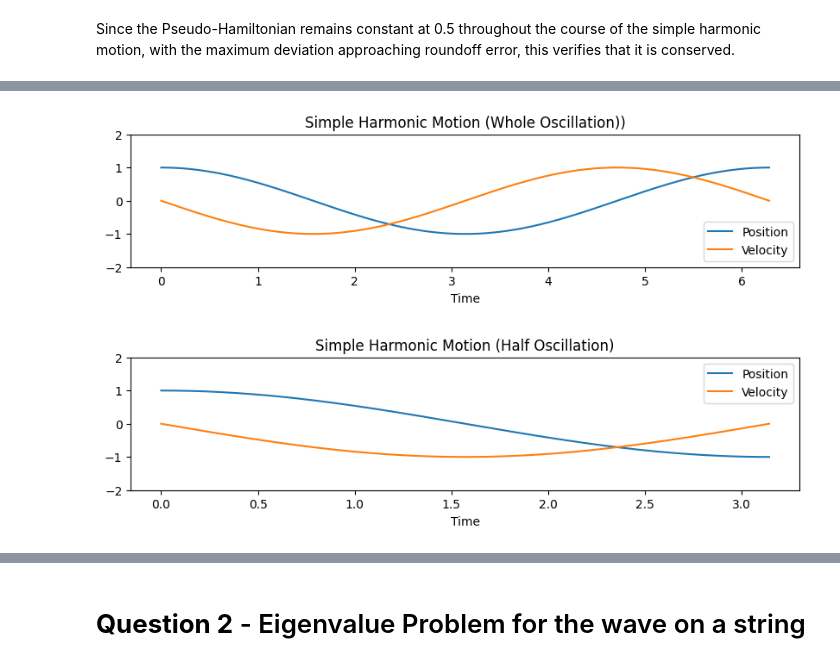
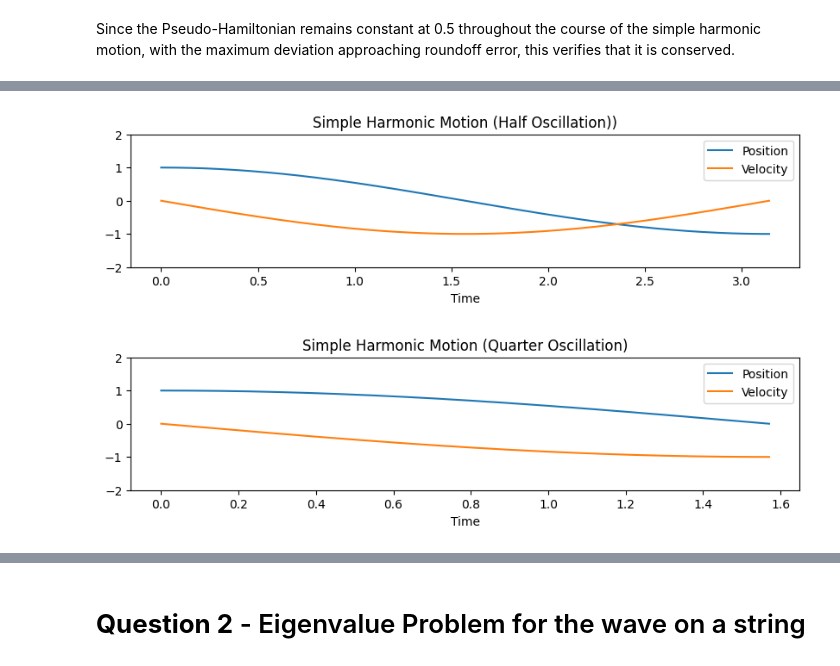
Before and after one commit to LFW25/PHYS512-Computational_Physics, a Jupyter notebook: Assignments/A6.ipynb, the cells around one changed output, grey strips where cells are left out. Cells and saved outputs as stored; diff of their text form; code cells hidden in the pictures.

```diff
--- a/Assignments/A6.ipynb
+++ b/Assignments/A6.ipynb
@@ -176,16 +190,21 @@ $$ Error = (\frac{h^6x^2}{16} - \frac{h^5vx}{4} + \frac{h^4v^2}{4} - \frac{h^4x^
 import numpy as np
 import matplotlib.pyplot as plt
 
-def Leapfrog_C(x, v, steps, whole = True, plot_m = True, plot_e = False):
+def Leapfrog_C(x, v, steps, half = True, plot_m = True, plot_e = False):
+    # Performs leapfrog integration for a simple harmonic oscillator
+    # with initial position x and initial velocity v
+    # for a total of steps steps with timestep h
+    # Returns the positions and velocities at each step
+
+    # the boolean half determines whether the integration is for a quarter or half oscillation
+
     # Setting mass and oscillation frequency as 1 (so ignore them)
-
     positions = np.array([x])
     velocities = np.array([v])
 
-    if whole:
-        # 1 Whole Oscillation
-        h = 2 * np.pi / steps
-        e_i = PseudoHamil(x, v, h) # Initial Energy
+    if half:
+        # 1 Half Oscillation
+        h = np.pi / steps
 
         for _ in range(steps):
             v -= 0.5 * h * x   # v half step
@@ -202,27 +221,16 @@ def Leapfrog_C(x, v, steps, whole = True, plot_m = True, plot_e = False):
             plt.figure(figsize=(10, 2))
             plt.plot(time, positions, label='Position')
             plt.plot(time, velocities, label='Velocity')
-            plt.title("Simple Harmonic Motion (Whole Oscillation))")
+            plt.title("Simple Harmonic Motion (Half Oscillation))")
             plt.xlabel('Time')
             plt.ylim(-2, 2)
             plt.legend()
             plt.show()
 
-        if plot_e:
-            # Calculate Energy Error
-            energy_error = [Energy_Error(e_i, PseudoHamil(x, v, h)) for x, v in zip(positions, velocities)]
+    else:
+        # Quarter Oscillation
+        h = np.pi / (2 *steps)
 
-            # Plot the Energy Error
-            plt.figure(figsize=(10, 2))
-            plt.plot(time, energy_error)
-            plt.title("Total Energy Error")
-            plt.xlabel('Time')
-            plt.show()
-
-    else:
-        # Half an Oscillation
-        h = np.pi / steps
-        e_i = PseudoHamil(x, v, h) # Initial Energy
         for _ in range(steps):
             v -= 0.5 * h * x   # v half step
             x += h * v    # x step
@@ -231,58 +239,43 @@ def Leapfrog_C(x, v, steps, whole = True, plot_m = True, plot_e = False):
             positions = np.append(positions, x)
             velocities = np.append(velocities, v)
 
         if plot_m:
             # Plot the SHO Motion
             time = np.arange(0, h*num_steps + h, h)
 
             plt.figure(figsize=(10, 2))
             plt.plot(time, positions, label='Position')
             plt.plot(time, velocities, label='Velocity')
-            plt.title("Simple Harmonic Motion (Half Oscillation)")
+            plt.title("Simple Harmonic Motion (Quarter Oscillation)")
             plt.xlabel('Time')
             plt.ylim(-2, 2)
             plt.legend()
-
-
-
-        if plot_e:
-            # Calculate Energy Error
-            energy_error = [Energy_Error(e_i, PseudoHamil(x, v, h)) for x, v in zip(positions, velocities)]
-
-            # Plot the Energy Error
-            plt.figure(figsize=(10, 2))
-            plt.plot(time, energy_error)
-            plt.title("Total Energy Error")
-            plt.xlabel('Time')
-            plt.show()
-
-    overall_energy_error = Energy_Error(e_i, PseudoHamil(positions[-1], velocities[-1], h))
+    e_i = Energy(positions[0], velocities[0])
+    e_f = Energy(positions[-1], velocities[-1])
+    overall_energy_error = abs(e_i - e_f)
     return positions, velocities, overall_energy_error
 
 def Energy(x, v):
     # At any given point, the energy is the spring potential + kinetic energy
-    E_s = 1 * 0.5 * x**2 # k = 1
-    E_k = -1 * 0.5 * v**2 # m = 1
-    return E_s + E_k
+    E_s = x**2 # k = 1
+    E_k = v**2 # m = 1
+    return abs(E_s) + abs(E_k)
 
 def PseudoHamil(x, v, h):
     H = (x**2 / 2) + ((0.5 * v**2) / (1-(h**2)/4))
     return H
-
-def Energy_Error(E_i, E_f):
-    return abs(E_i - E_f)
 
 # Initial conditions
 x_initial = 1.0
 v_initial = 0.0
 num_steps = 1000
 
-# Perform leapfrog integration
+# Perform leapfrog integration for the Half Oscillation
 positions, velocities, error = Leapfrog_C(x_initial, v_initial, num_steps)
 
-# Perform leapfrog integration
-positions, velocities, error = Leapfrog_C(x_initial, v_initial, num_steps, whole = False)
+# Perform leapfrog integration for the Quarter Oscillation
+positions, velocities, error = Leapfrog_C(x_initial, v_initial, num_steps, half = False)
 # %% [output]
-[figure, old version]
+[figure, new version]
-[figure, old version]
+[figure, new version]
 # %%
```
Also changed, not shown: parts of 17 cells of this notebook.
